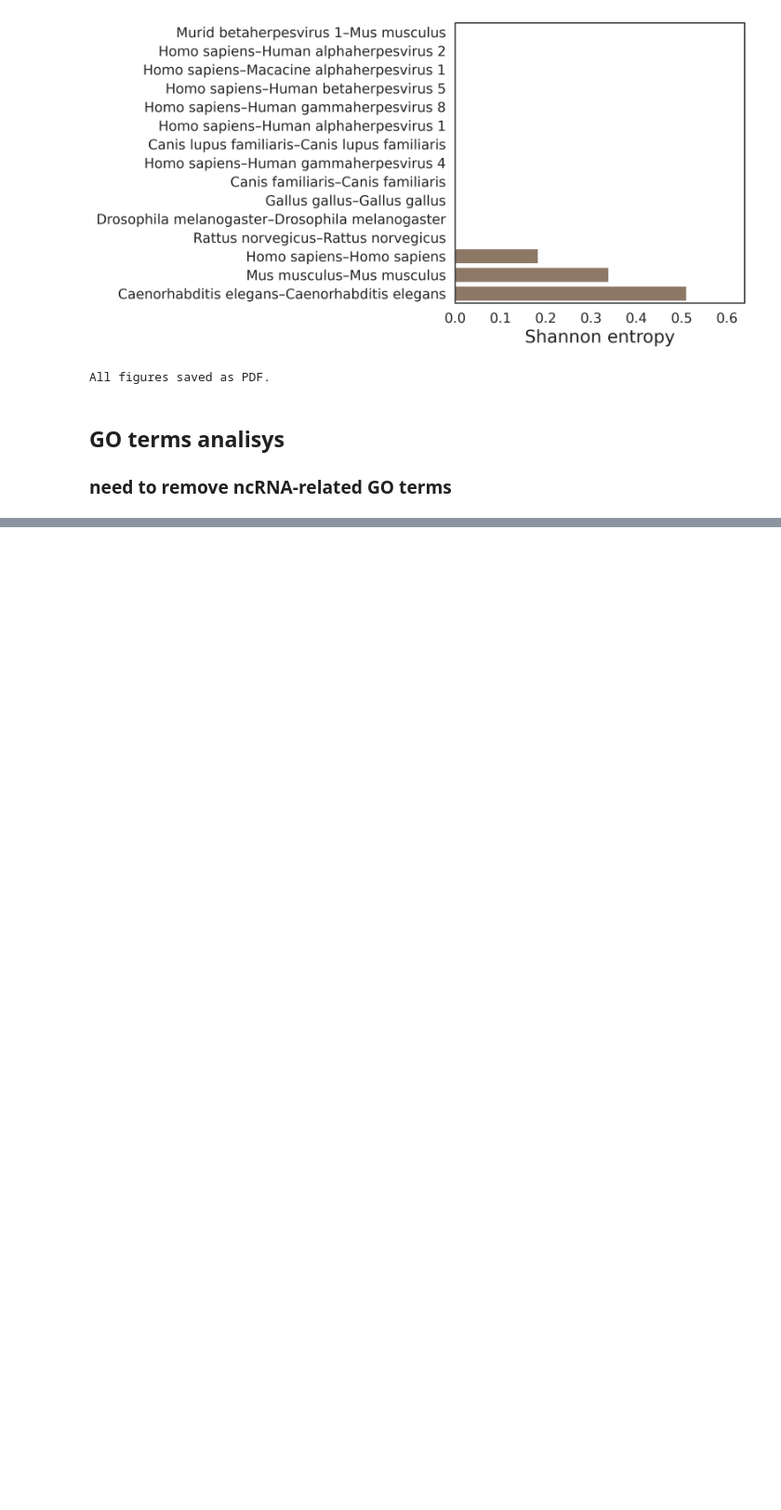
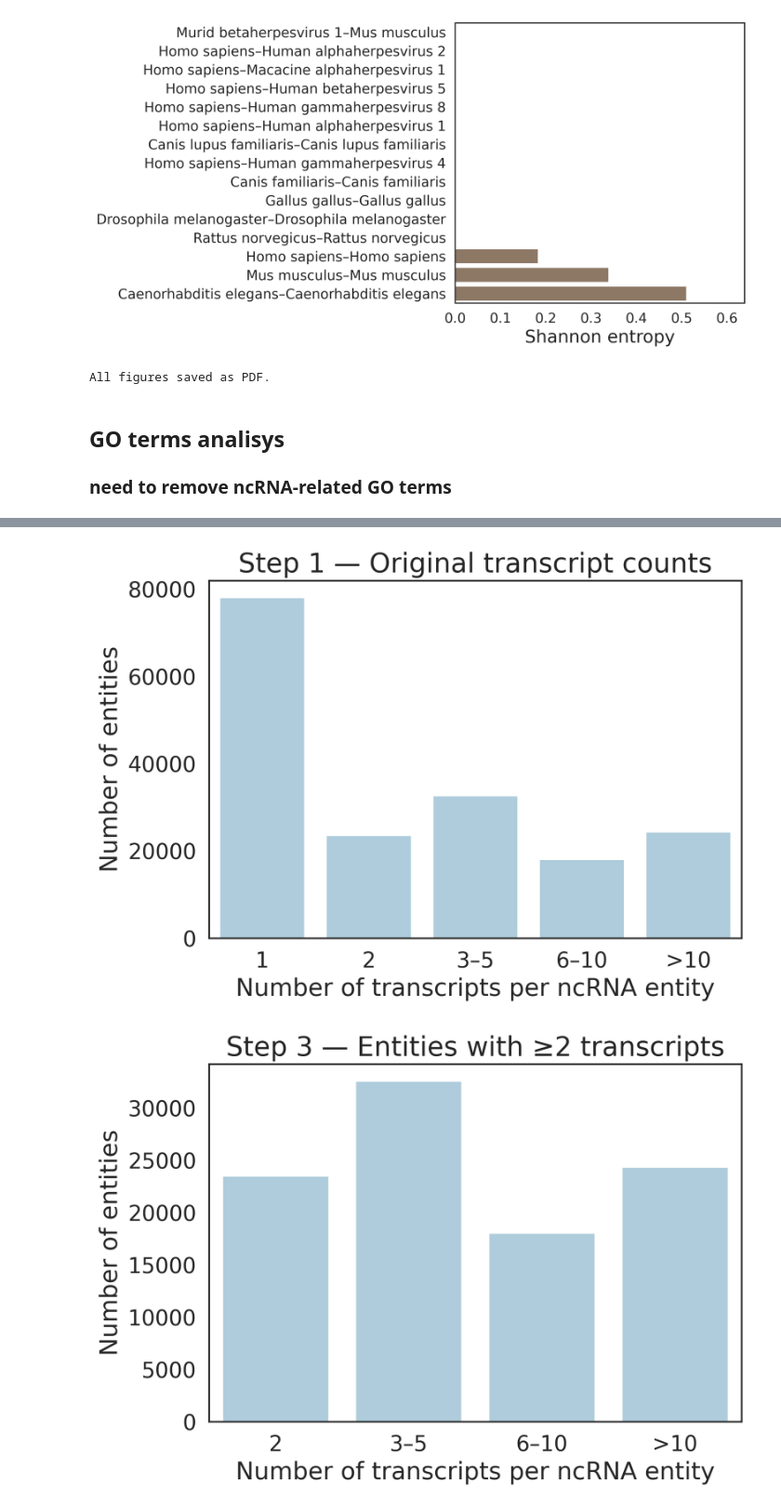
Before and after one commit to AnacletoLAB/RNAInterSeq, a Jupyter notebook: mRNAInter_stats.ipynb, the cells around one changed output, grey strips where cells are left out. Shown at 93% size. Drawn from its saved outputs; the diff is of its cells as text; code cells hidden in the pictures; blank space fills up the shorter version.

```diff
--- a/mRNAInter_stats.ipynb
+++ b/mRNAInter_stats.ipynb
@@ -488,0 +765,49 @@ print("Interaction-level Rfam presence stats:\n", rfam_stats)
+# %%
+import matplotlib.pyplot as plt
+import seaborn as sns
+
+PASTEL_COLOR = "#A6CEE3"
+sns.set_style("white")
+
+bin_labels = ["1", "2", "3–5", "6–10", ">10"]
+
+# -----------------------------
+# Step 1 histogram based on bins
+# -----------------------------
+counts_step1 = df_step1["transcript_bin_orig"].value_counts().reindex(bin_labels, fill_value=0)
+plt.figure(figsize=(7,5), dpi=300)
+sns.barplot(x=counts_step1.index, y=counts_step1.values, color=PASTEL_COLOR)
+plt.xlabel("Number of transcripts per ncRNA entity")
+plt.ylabel("Number of entities")
+plt.title("Step 1 — Original transcript counts")
+plt.tight_layout()
+plt.savefig("data/mrna_stats/transcripts_counts.pdf")
+plt.show()
+
+# -----------------------------
+# Step 2 histogram based on bins
+# -----------------------------
+'''counts_step2 = df_step2[df_step2["n_transcripts_filtered"]>0]["transcript_bin_filtered"].value_counts().reindex(bin_labels, fill_value=0)
+plt.figure(figsize=(7,5), dpi=300)
+sns.barplot(x=counts_step2.index, y=counts_step2.values, color=PASTEL_COLOR)
+plt.xlabel("Number of transcripts per ncRNA entity")
+plt.ylabel("Number of entities")
+plt.title("Step 2 — After filtering sequences >10k nt")
+plt.tight_layout()
+plt.show()
+'''
+
+# -----------------------------
+# Step 3 histogram based on bins
+# -----------------------------
+counts_step3 = df_step3["transcript_bin_multi"].value_counts().reindex(bin_labels[1:], fill_value=0)  # remove "1"
+plt.figure(figsize=(7,5), dpi=300)
+sns.barplot(x=counts_step3.index, y=counts_step3.values, color=PASTEL_COLOR)
+plt.xlabel("Number of transcripts per ncRNA entity")
+plt.ylabel("Number of entities")
+plt.title("Step 3 — Entities with ≥2 transcripts")
+plt.tight_layout()
+plt.show()
+# %% [output]
+[figure, added]
+[figure, added]
```
Also changed, not shown: parts of 10 cells of this notebook, 1 other file.
